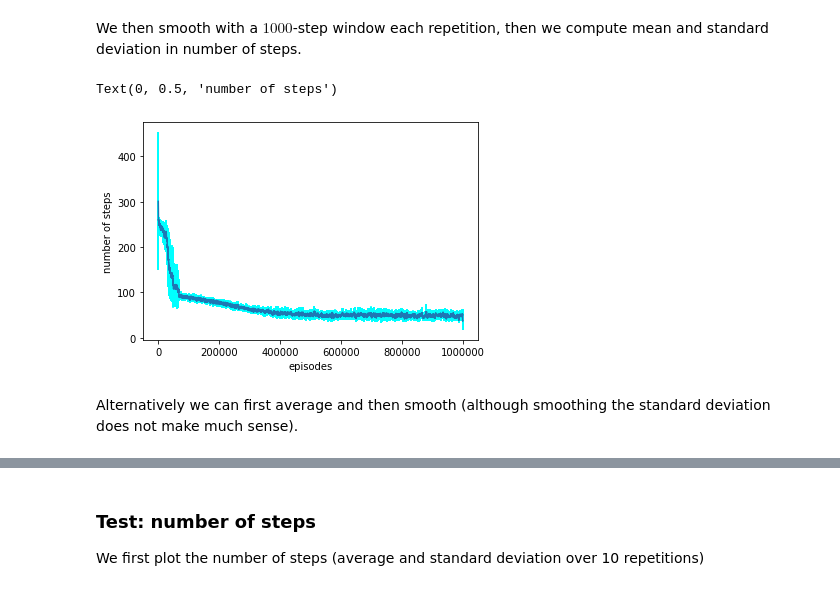
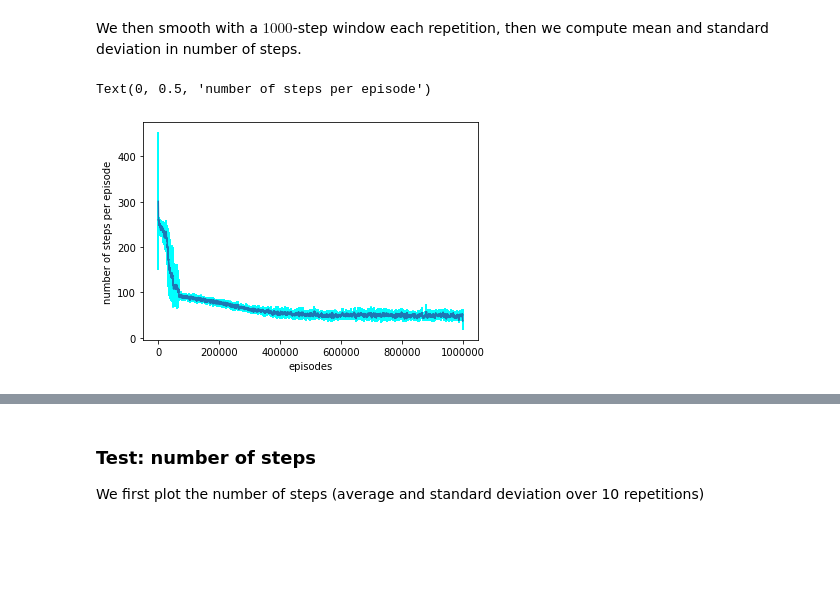
Before and after one commit to FMZennaro/CTF-SQL, a Jupyter notebook: Simulation1_1 - Analysis.ipynb, the cells around one changed output, grey strips where cells are left out. Cells and saved outputs as stored; diff of their text form; code cells hidden in the pictures; blank space fills up the shorter version.

```diff
--- a/Simulation1_1 - Analysis.ipynb
+++ b/Simulation1_1 - Analysis.ipynb
@@ -65,12 +80,10 @@ We then smooth with a $1000$-step window each repetition, then we compute mean a
 # %%
 mean_smmothed = np.mean(uniform_filter1d(train_data[:,0,:],axis=1,size=1000,mode='nearest'),axis=0)
 std_smmothed = np.std(uniform_filter1d(train_data[:,0,:],axis=1,size=1000,mode='nearest'),axis=0)
 
 plt.errorbar(range(n_episodes_training),mean_smmothed,yerr=std_smmothed,ecolor='cyan')
 plt.xlabel('episodes')
-plt.ylabel('number of steps')
+plt.ylabel('number of steps per episode')
 # %% [output]
-Text(0, 0.5, 'number of steps')
+Text(0, 0.5, 'number of steps per episode')
-[figure, old version]
+[figure, new version]
-# %% [markdown]
-Alternatively we can first average and then smooth (although smoothing the standard deviation does not make much sense).
```
Also changed, not shown: parts of 8 cells of this notebook.
